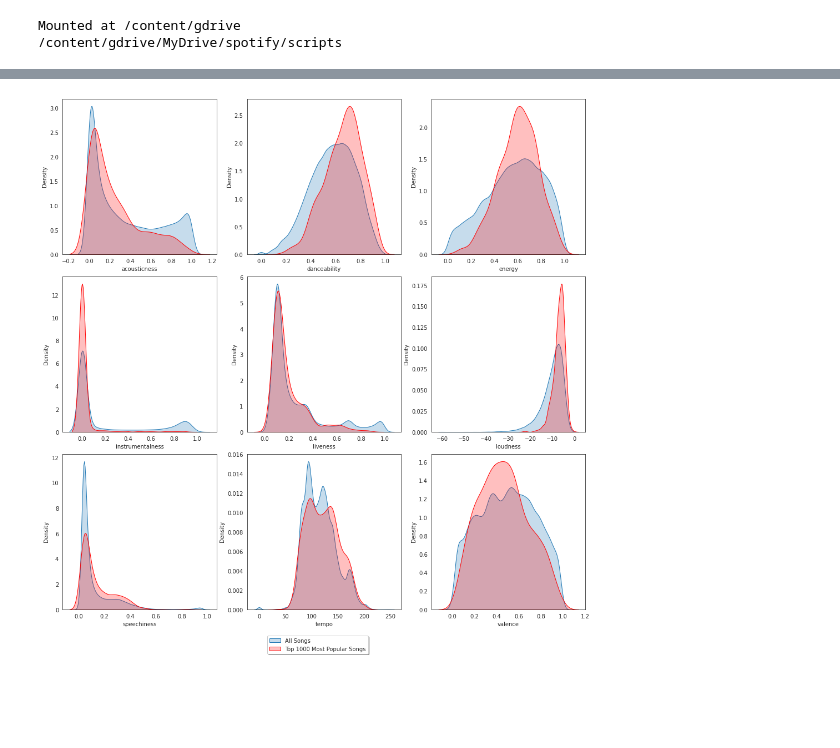
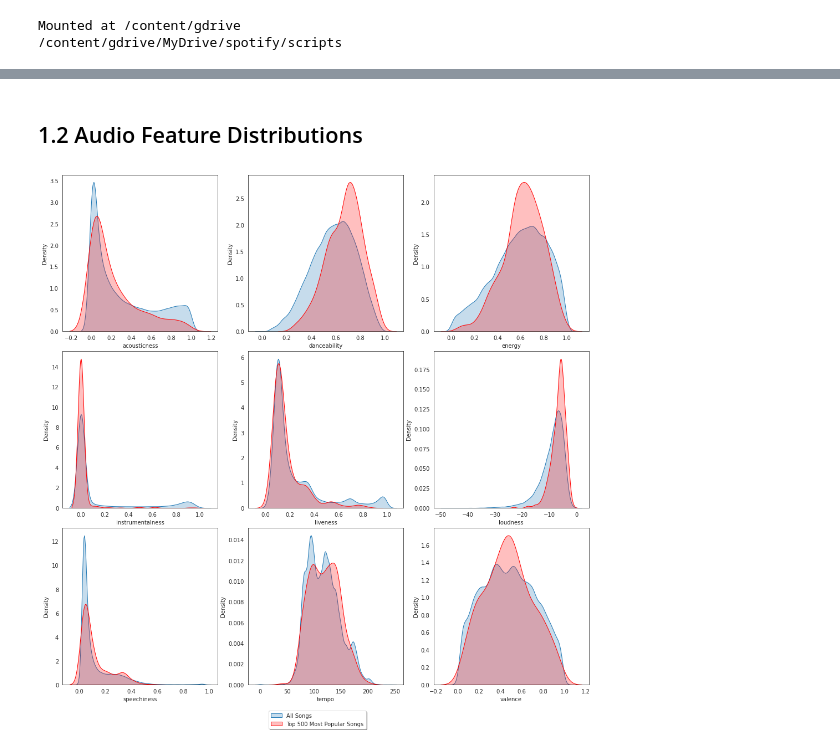
Before and after one commit to 1602077/experiments_in_spotipy, a Jupyter notebook: scripts/1_Exploratory_Analysis.ipynb, the cells around one changed output, grey strips where cells are left out. Saved outputs shown, nothing was run; the diff lists cells and outputs as text; code cells hidden in the pictures; blank space fills up the shorter version.

```diff
--- a/scripts/1_Exploratory_Analysis.ipynb
+++ b/scripts/1_Exploratory_Analysis.ipynb
@@ -44,5 +56,5 @@ df.describe()
 # %%
-top_1000_songs = df.sort_values(by="popularity", ascending=False).head(1000)
-top_1000_songs.head(10)
+top_500_songs = df.sort_values(by="popularity", ascending=False).head(500)
+top_500_songs.head(10)
 # %% [output]
 |  | artist_name | album | track_number | id | name | uri | acousticness | danceability | energy | ... |
@@ -59,34 +71,36 @@ top_1000_songs.head(10)
+# %% [markdown]
+## 1.2 Audio Feature Distributions
 # %%
 sns.set_style("white")
 audio_features = ['acousticness', 'danceability', 'energy', 'instrumentalness',
        'liveness', 'loudness', 'speechiness', 'tempo', 'valence']
 plt.rcParams['figure.figsize'] = (14, 14)
 fig, axes = plt.subplots(3,3)
 
 sns.kdeplot(df[audio_features[0]], shade=True, ax=axes[0][0])
 sns.kdeplot(df[audio_features[1]], shade=True, ax=axes[0][1])
 sns.kdeplot(df[audio_features[2]], shade=True, ax=axes[0][2])
 sns.kdeplot(df[audio_features[3]], shade=True, ax=axes[1][0])
 sns.kdeplot(df[audio_features[4]], shade=True, ax=axes[1][1])
 sns.kdeplot(df[audio_features[5]], shade=True, ax=axes[1][2])
 sns.kdeplot(df[audio_features[6]], shade=True, ax=axes[2][0])
 sns.kdeplot(df[audio_features[7]], shade=True, ax=axes[2][1])
 sns.kdeplot(df[audio_features[8]], shade=True, ax=axes[2][2])
 
-sns.kdeplot(top_1000_songs[audio_features[0]], color="red", shade=True, ax=axes[0][0])
-sns.kdeplot(top_1000_songs[audio_features[1]], color="red", shade=True, ax=axes[0][1])
-sns.kdeplot(top_1000_songs[audio_features[2]], color="red", shade=True, ax=axes[0][2])
-sns.kdeplot(top_1000_songs[audio_features[3]], color="red", shade=True, ax=axes[1][0])
-sns.kdeplot(top_1000_songs[audio_features[4]], color="red", shade=True, ax=axes[1][1])
-sns.kdeplot(top_1000_songs[audio_features[5]], color="red", shade=True, ax=axes[1][2])
-sns.kdeplot(top_1000_songs[audio_features[6]], color="red", shade=True, ax=axes[2][0])
-sns.kdeplot(top_1000_songs[audio_features[7]], color="red", shade=True, ax=axes[2][1])
-sns.kdeplot(top_1000_songs[audio_features[8]], color="red", shade=True, ax=axes[2][2])
+sns.kdeplot(top_500_songs[audio_features[0]], color="red", shade=True, ax=axes[0][0])
+sns.kdeplot(top_500_songs[audio_features[1]], color="red", shade=True, ax=axes[0][1])
+sns.kdeplot(top_500_songs[audio_features[2]], color="red", shade=True, ax=axes[0][2])
+sns.kdeplot(top_500_songs[audio_features[3]], color="red", shade=True, ax=axes[1][0])
+sns.kdeplot(top_500_songs[audio_features[4]], color="red", shade=True, ax=axes[1][1])
+sns.kdeplot(top_500_songs[audio_features[5]], color="red", shade=True, ax=axes[1][2])
+sns.kdeplot(top_500_songs[audio_features[6]], color="red", shade=True, ax=axes[2][0])
+sns.kdeplot(top_500_songs[audio_features[7]], color="red", shade=True, ax=axes[2][1])
+sns.kdeplot(top_500_songs[audio_features[8]], color="red", shade=True, ax=axes[2][2])
 
 
-legend = fig.legend(['All Songs', 'Top 1000 Most Popular Songs'], loc="lower center", fontsize="medium", borderaxespad=0.2, bbox_to_anchor=(0.5, 0), shadow=True)
+legend = fig.legend(['All Songs', 'Top 500 Most Popular Songs'], loc="lower center", fontsize="medium", borderaxespad=0.2, bbox_to_anchor=(0.5, 0), shadow=True)
 bbox = legend.get_window_extent(fig.canvas.get_renderer()).transformed(fig.transFigure.inverted())
 fig.tight_layout(rect=(0, bbox.y1, 1, 1), h_pad=0.5, w_pad=0.5)
 plt.show()
 # %% [output]
-[figure, old version]
+[figure, new version]
```
Also changed, not shown: parts of 20 cells of this notebook.
